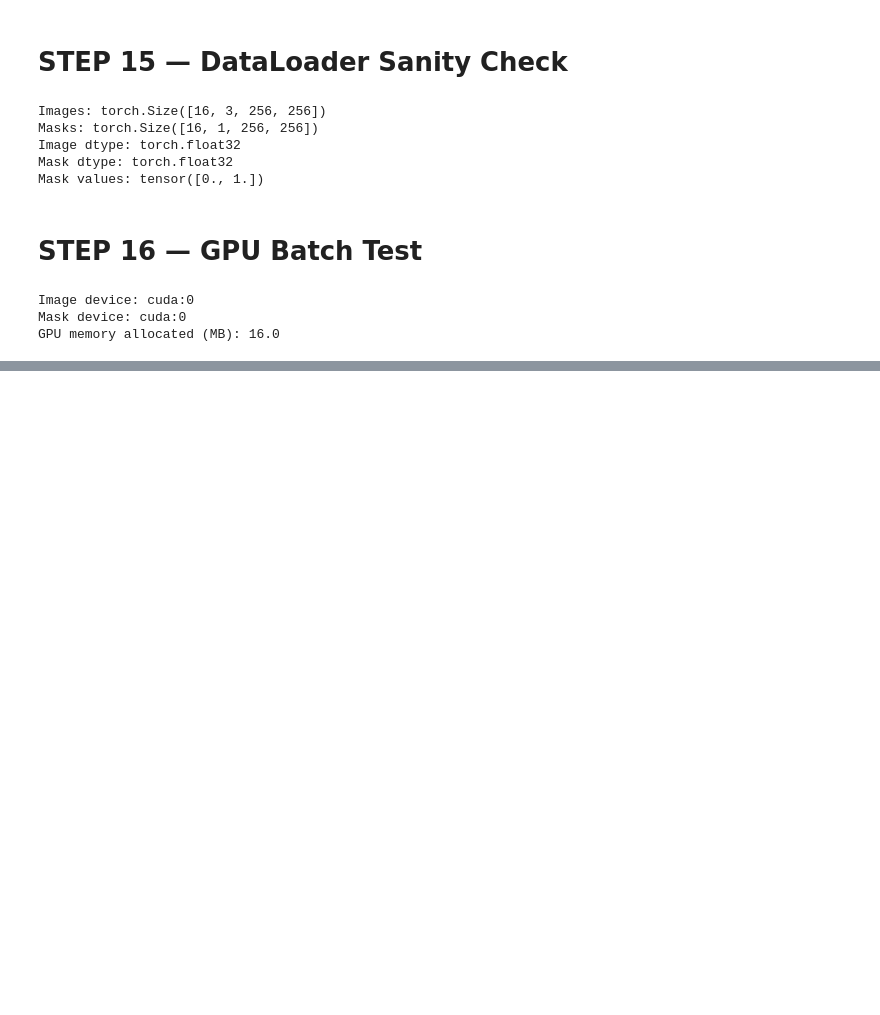
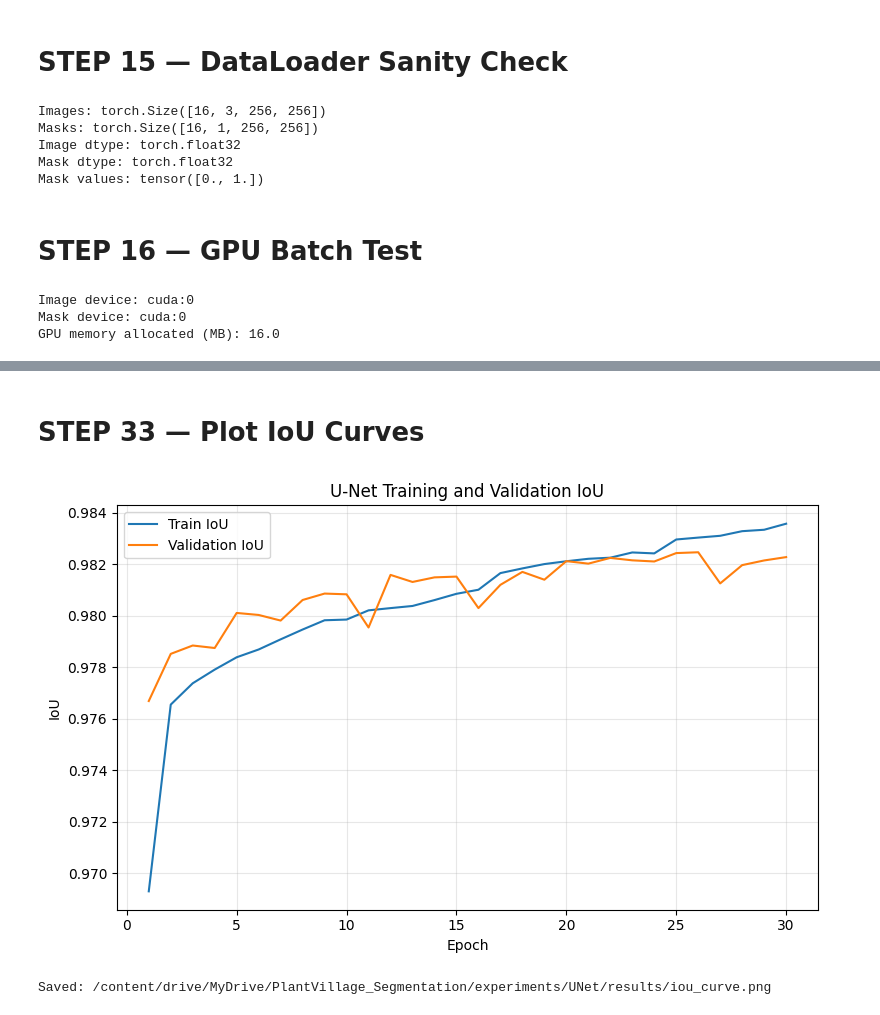
Before and after one commit to SanjanaPushpita/plantvillage-multitask-vision-research, a Jupyter notebook: notebooks/segmentation/02_PlantVillage_UNet_Segmentation.ipynb, the cells around one changed output, grey strips where cells are left out. Cells and saved outputs as stored; diff of their text form; code cells hidden in the pictures; blank space fills up the shorter version.

```diff
--- a/notebooks/segmentation/02_PlantVillage_UNet_Segmentation.ipynb
+++ b/notebooks/segmentation/02_PlantVillage_UNet_Segmentation.ipynb
@@ -811,0 +2417,52 @@ GPU memory allocated (MB): 16.0
+# %% [markdown]
+# STEP 33 — Plot IoU Curves
+# %%
+plt.figure(
+    figsize=(8, 5)
+)
+
+plt.plot(
+    history_df["epoch"],
+    history_df["train_iou"],
+    label="Train IoU"
+)
+
+plt.plot(
+    history_df["epoch"],
+    history_df["val_iou"],
+    label="Validation IoU"
+)
+
+plt.xlabel("Epoch")
+plt.ylabel("IoU")
+
+plt.title(
+    "U-Net Training and Validation IoU"
+)
+
+plt.legend()
+plt.grid(alpha=0.3)
+
+plt.tight_layout()
+
+
+IOU_CURVE_PATH = (
+    RESULTS_DIR /
+    "iou_curve.png"
+)
+
+plt.savefig(
+    IOU_CURVE_PATH,
+    dpi=300,
+    bbox_inches="tight"
+)
+
+plt.show()
+
+print(
+    "Saved:",
+    IOU_CURVE_PATH
+)
+# %% [output]
+[figure, added]
+Saved: /content/drive/MyDrive/PlantVillage_Segmentation/experiments/UNet/results/iou_curve.png
```
Also changed, not shown: parts of 43 cells of this notebook.
